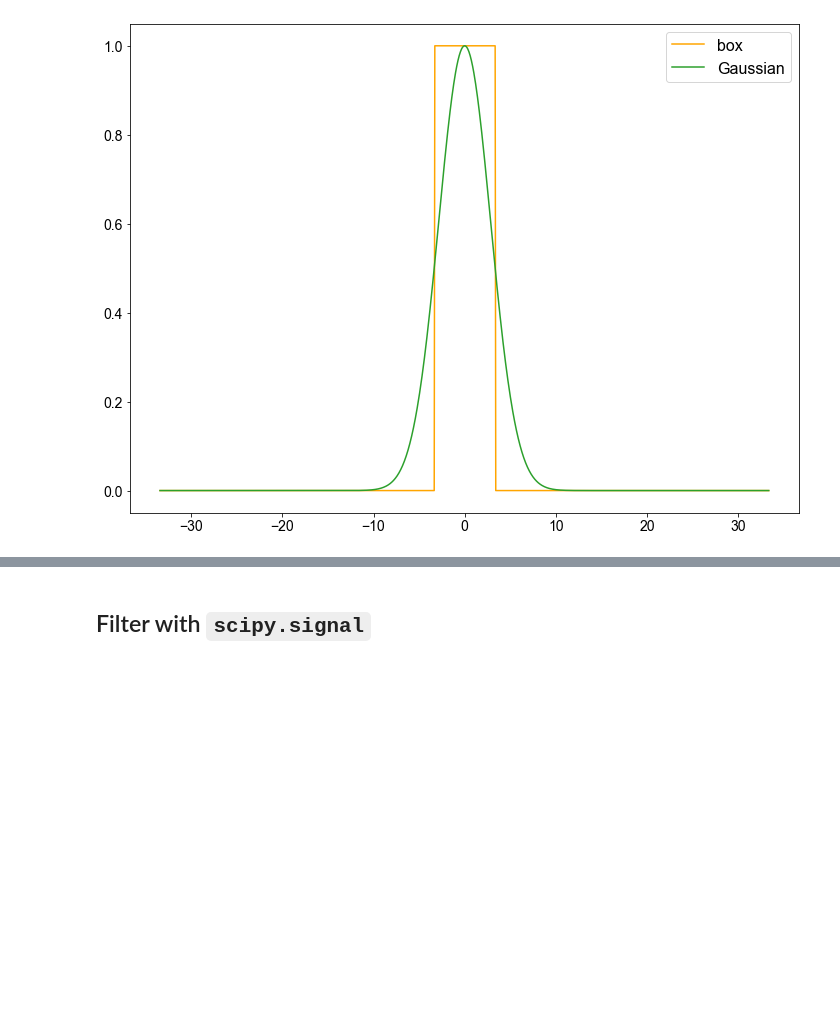
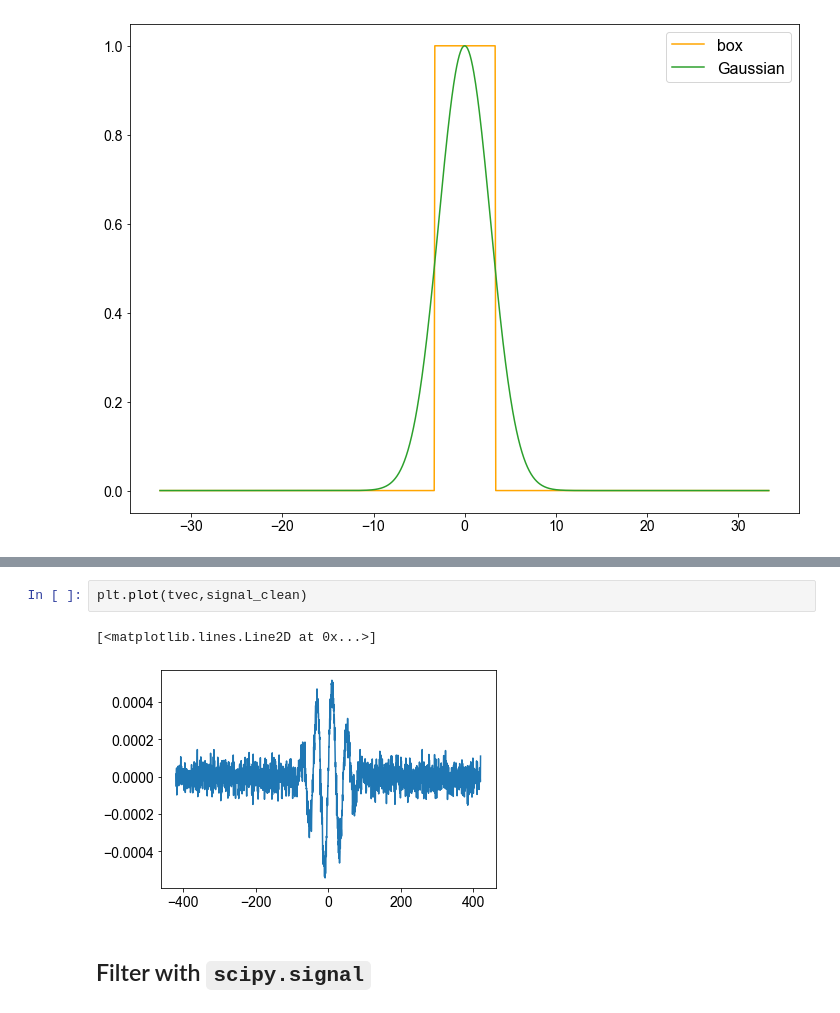
Before and after one commit to igred8/signal, a Jupyter notebook: signal/notebooks/0.0-signal-processing-igad.ipynb, the cells around one changed output, grey strips where cells are left out. Drawn from its saved outputs; the diff is of its cells as text; blank space fills up the shorter version.

```diff
--- a/signal/notebooks/0.0-signal-processing-igad.ipynb
+++ b/signal/notebooks/0.0-signal-processing-igad.ipynb
@@ -413,3 +451,8 @@ plt.show()
+# %%
+plt.plot(tvec,signal_clean)
+# %% [output]
+[<matplotlib.lines.Line2D at 0x...>]
+[figure, added]
 # %% [markdown]
 ## Filter with `scipy.signal`
 # %% [markdown]
```
Also changed, not shown: parts of 5 cells of this notebook, 1 other file.
